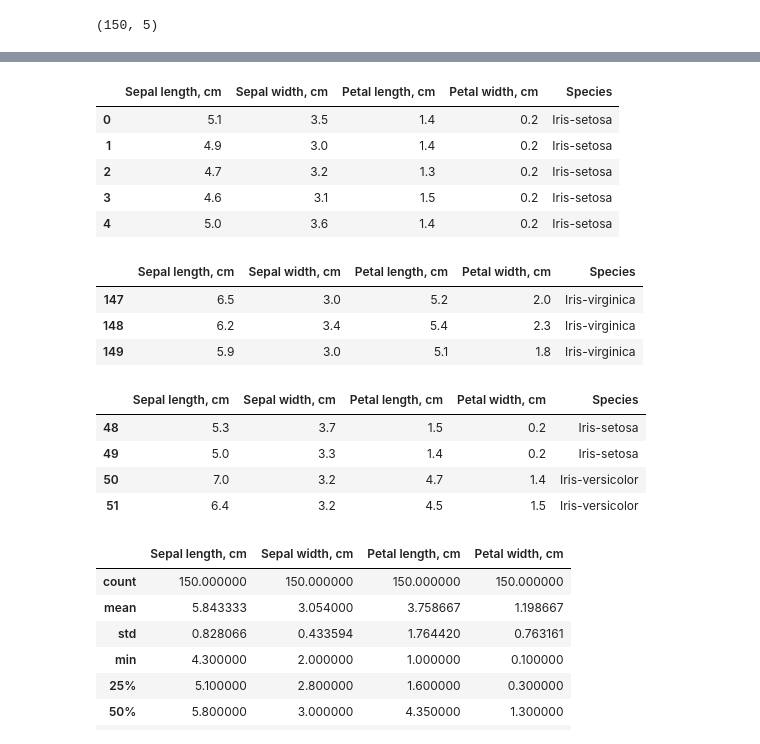
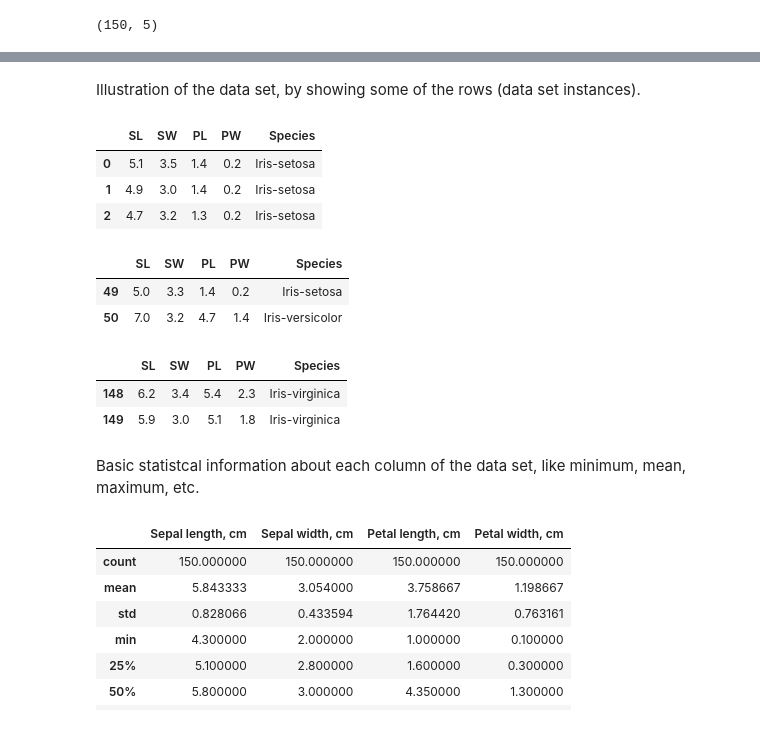
Before and after one commit to andkoc001/PandS-Project2019, a Jupyter notebook: PandS_Project_2019.ipynb, the cells around one changed output, grey strips where cells are left out. Saved outputs shown, nothing was run; the diff lists cells and outputs as text; code cells hidden in the pictures.

```diff
--- a/PandS_Project_2019.ipynb
+++ b/PandS_Project_2019.ipynb
@@ -35,7 +39,3 @@ Size of the data set array - shows number of instances (rows) and attributes (co
 ids.shape # shows number of rows and columns
 # %% [output]
 (150, 5)
-# %%
-# Adding headers to attributes (columns); source: https://stackoverflow.com/a/28162530
-ids.columns = ["Sepal length, cm", "Sepal width, cm", "Petal length, cm", "Petal width, cm", "Species"]
-ids.head(3)
@@ -47,28 +53,31 @@ ids.head(3)
+# %%
+# Adding headers to attributes (columns)
+ids.columns = ["SL", "SW", "PL", "PW", "Species"]
+# %% [markdown]
+Illustration of the data set, by showing some of the rows (data set instances).
+# %%
+# Showing first n row of the data set
+ids.head(3) # if brackets are empty, default n = 5 is assumed
+# %% [output]
+|  | SL | SW | PL | PW | Species |
+| 0 | 5.1 | 3.5 | 1.4 | 0.2 | Iris-setosa |
+| 1 | 4.9 | 3.0 | 1.4 | 0.2 | Iris-setosa |
+| 2 | 4.7 | 3.2 | 1.3 | 0.2 | Iris-setosa |
+# %%
+# To show instances (rows) between n and m: ids[n:m]
+ids[49:51]
+# %% [output]
+|  | SL | SW | PL | PW | Species |
+| 49 | 5.0 | 3.3 | 1.4 | 0.2 | Iris-setosa |
+| 50 | 7.0 | 3.2 | 4.7 | 1.4 | Iris-versicolor |
 # %%
-ids.head() # shows first 5 (by default) rows of data set
+ids.tail(2) #shows last n (5 by default) rows of data sat
 # %% [output]
-|  | Sepal length, cm | Sepal width, cm | Petal length, cm | Petal width, cm | Species |
-| 0 | 5.1 | 3.5 | 1.4 | 0.2 | Iris-setosa |
-| 1 | 4.9 | 3.0 | 1.4 | 0.2 | Iris-setosa |
-| 2 | 4.7 | 3.2 | 1.3 | 0.2 | Iris-setosa |
-| 3 | 4.6 | 3.1 | 1.5 | 0.2 | Iris-setosa |
-| 4 | 5.0 | 3.6 | 1.4 | 0.2 | Iris-setosa |
+|  | SL | SW | PL | PW | Species |
+| 148 | 6.2 | 3.4 | 5.4 | 2.3 | Iris-virginica |
+| 149 | 5.9 | 3.0 | 5.1 | 1.8 | Iris-virginica |
-# %%
-ids.tail(3) #shows last n (5 by default) rows of data sat
-# %% [output]
-|  | Sepal length, cm | Sepal width, cm | Petal length, cm | Petal width, cm | Species |
-| 147 | 6.5 | 3.0 | 5.2 | 2.0 | Iris-virginica |
-| 148 | 6.2 | 3.4 | 5.4 | 2.3 | Iris-virginica |
-| 149 | 5.9 | 3.0 | 5.1 | 1.8 | Iris-virginica |
-# %%
-# To show instances (rows) between n and m: ids[n:m]
-ids[48:52]
-# %% [output]
-|  | Sepal length, cm | Sepal width, cm | Petal length, cm | Petal width, cm | Species |
-| 48 | 5.3 | 3.7 | 1.5 | 0.2 | Iris-setosa |
-| 49 | 5.0 | 3.3 | 1.4 | 0.2 | Iris-setosa |
-| 50 | 7.0 | 3.2 | 4.7 | 1.4 | Iris-versicolor |
-| 51 | 6.4 | 3.2 | 4.5 | 1.5 | Iris-versicolor |
+# %% [markdown]
+Basic statistcal information about each column of the data set, like minimum, mean, maximum, etc.
 # %%
 ids.describe() # shows basic statistical information of the data set
 # %% [output]
```
Also changed, not shown: parts of 46 cells of this notebook, 1 other file.
